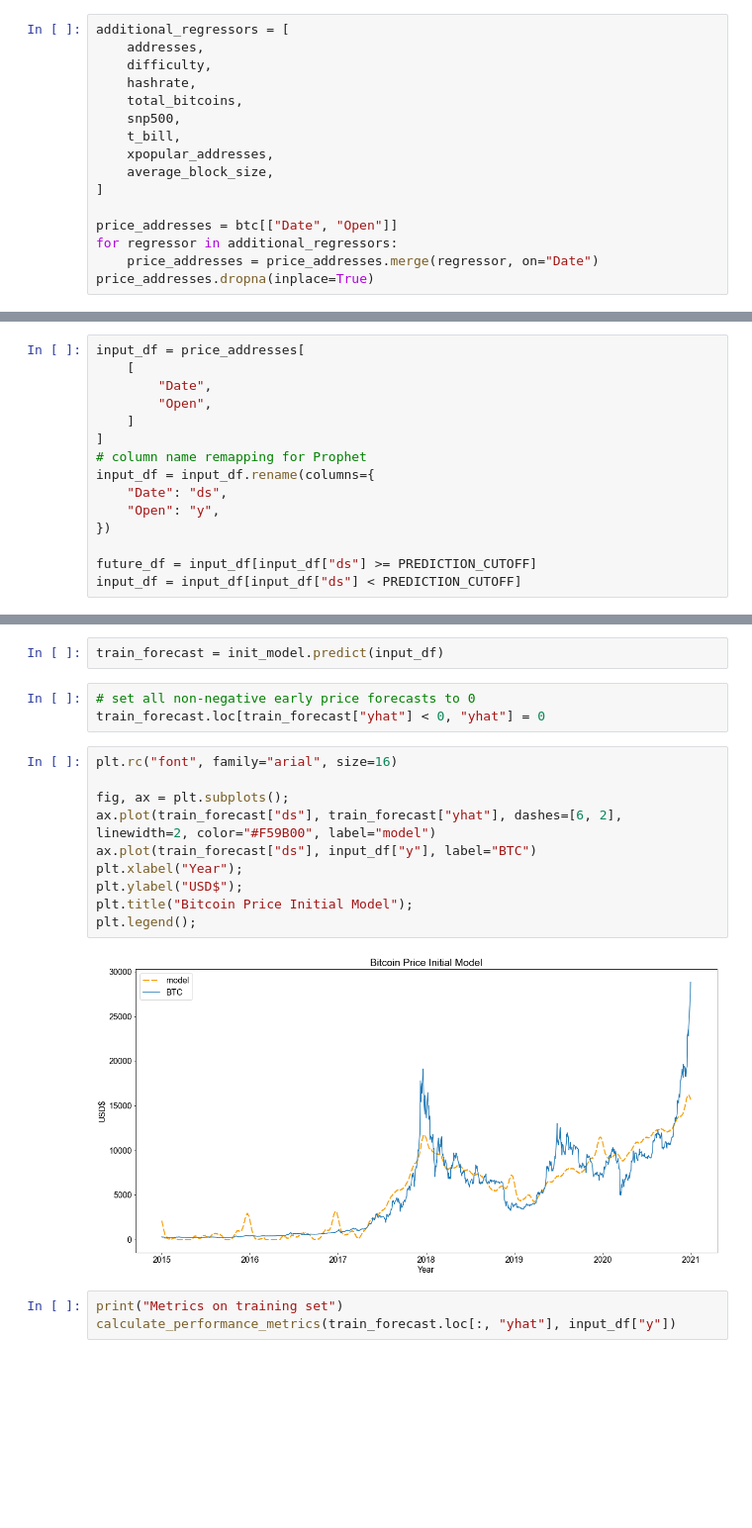
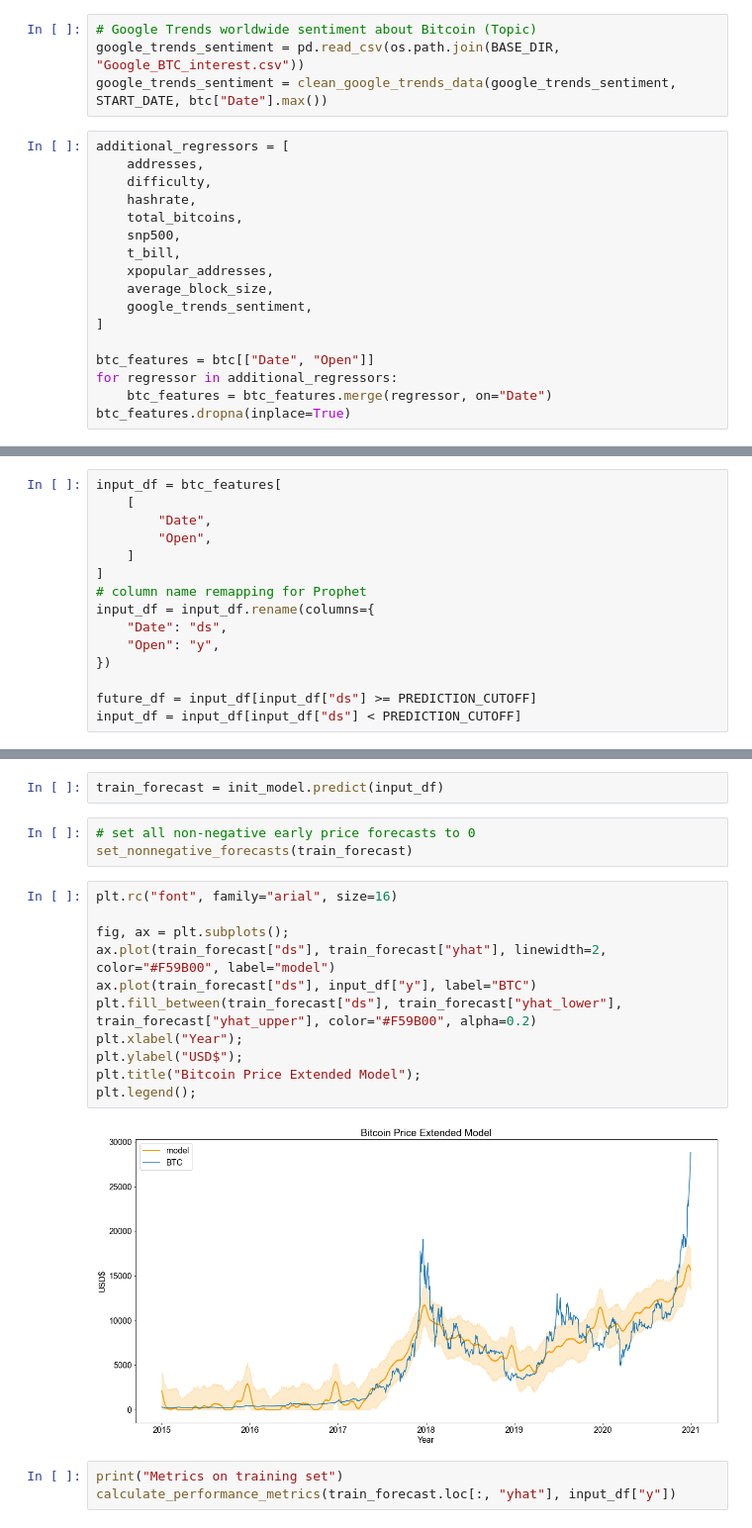
Before and after one commit to ptuls/bitcoin_price_forecasting, a Jupyter notebook: Bitcoin Price Forecasting with Prophet.ipynb, the cells around one changed output, grey strips where cells are left out. Shown at 99% size. Saved outputs shown, nothing was run; the diff lists cells and outputs as text; blank space fills up the shorter version.

```diff
--- a/Bitcoin Price Forecasting with Prophet.ipynb
+++ b/Bitcoin Price Forecasting with Prophet.ipynb
@@ -81,6 +106,10 @@ snp500["Date"] = pd.to_datetime(snp500["Date"], format="%Y-%m-%d")
 snp500 = snp500.loc[snp500["Date"] >= START_DATE]
 snp500 = snp500[["Date", "Open"]]
 snp500 = snp500.rename(columns={"Date": "Date", "Open": "SnP500"})
+# %%
+# Google Trends worldwide sentiment about Bitcoin (Topic)
+google_trends_sentiment = pd.read_csv(os.path.join(BASE_DIR, "Google_BTC_interest.csv"))
+google_trends_sentiment = clean_google_trends_data(google_trends_sentiment, START_DATE, btc["Date"].max())
 # %%
 additional_regressors = [
     addresses,
@@ -91,12 +120,13 @@ additional_regressors = [
     t_bill,
     xpopular_addresses,
     average_block_size,
+    google_trends_sentiment,
 ]
 
-price_addresses = btc[["Date", "Open"]]
+btc_features = btc[["Date", "Open"]]
 for regressor in additional_regressors:
-    price_addresses = price_addresses.merge(regressor, on="Date")
-price_addresses.dropna(inplace=True)
+    btc_features = btc_features.merge(regressor, on="Date")
+btc_features.dropna(inplace=True)
 # %% [markdown]
 # Modelling
 # %% [markdown]
@@ -106,7 +136,7 @@ In our initial model, we only use the price information for prediction. We will
 # %%
 PREDICTION_CUTOFF = "2021-01-01"
 # %%
-input_df = price_addresses[
+input_df = btc_features[
     [
         "Date",
         "Open",
@@ -127,19 +157,20 @@ init_model.fit(input_df);
 train_forecast = init_model.predict(input_df)
 # %%
 # set all non-negative early price forecasts to 0
-train_forecast.loc[train_forecast["yhat"] < 0, "yhat"] = 0
+set_nonnegative_forecasts(train_forecast)
 # %%
 plt.rc("font", family="arial", size=16)
 
 fig, ax = plt.subplots();
-ax.plot(train_forecast["ds"], train_forecast["yhat"], dashes=[6, 2], linewidth=2, color="#F59B00", label="model")
+ax.plot(train_forecast["ds"], train_forecast["yhat"], linewidth=2, color="#F59B00", label="model")
 ax.plot(train_forecast["ds"], input_df["y"], label="BTC")
+plt.fill_between(train_forecast["ds"], train_forecast["yhat_lower"], train_forecast["yhat_upper"], color="#F59B00", alpha=0.2)
 plt.xlabel("Year");
 plt.ylabel("USD$");
-plt.title("Bitcoin Price Initial Model");
+plt.title("Bitcoin Price Extended Model");
 plt.legend();
 # %% [output]
-[figure, old version]
+[figure, new version]
 # %%
 print("Metrics on training set")
 calculate_performance_metrics(train_forecast.loc[:, "yhat"], input_df["y"])
```
Also changed, not shown: parts of 38 cells of this notebook, 2 other files.
